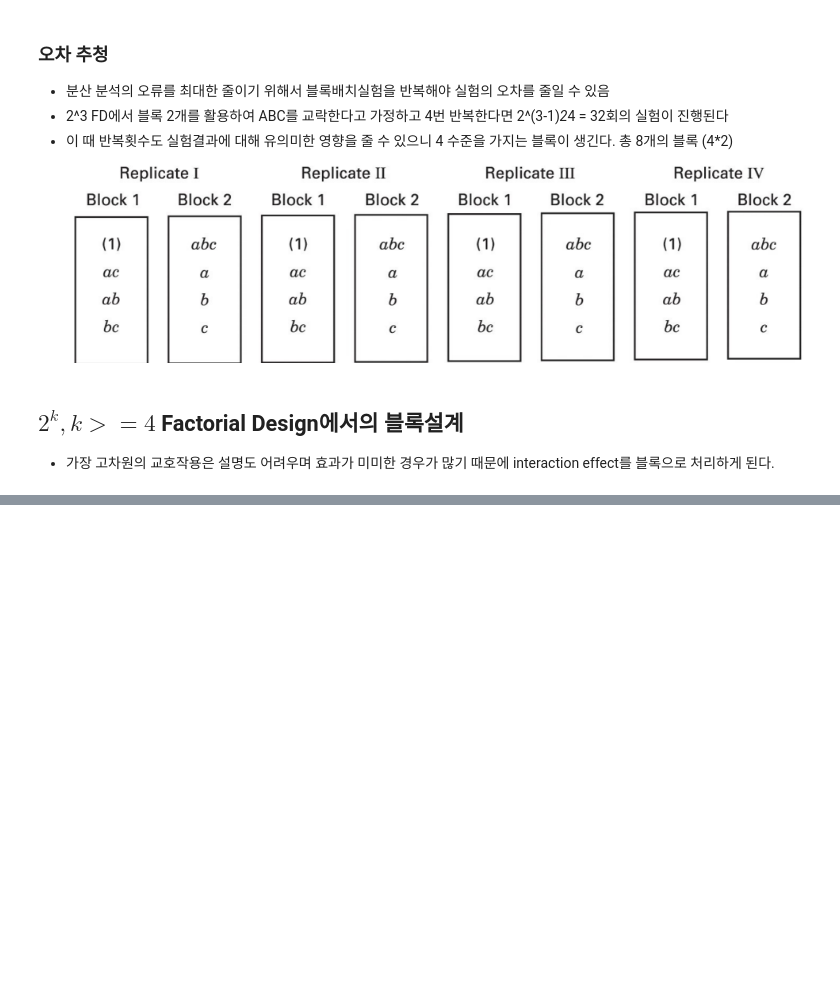
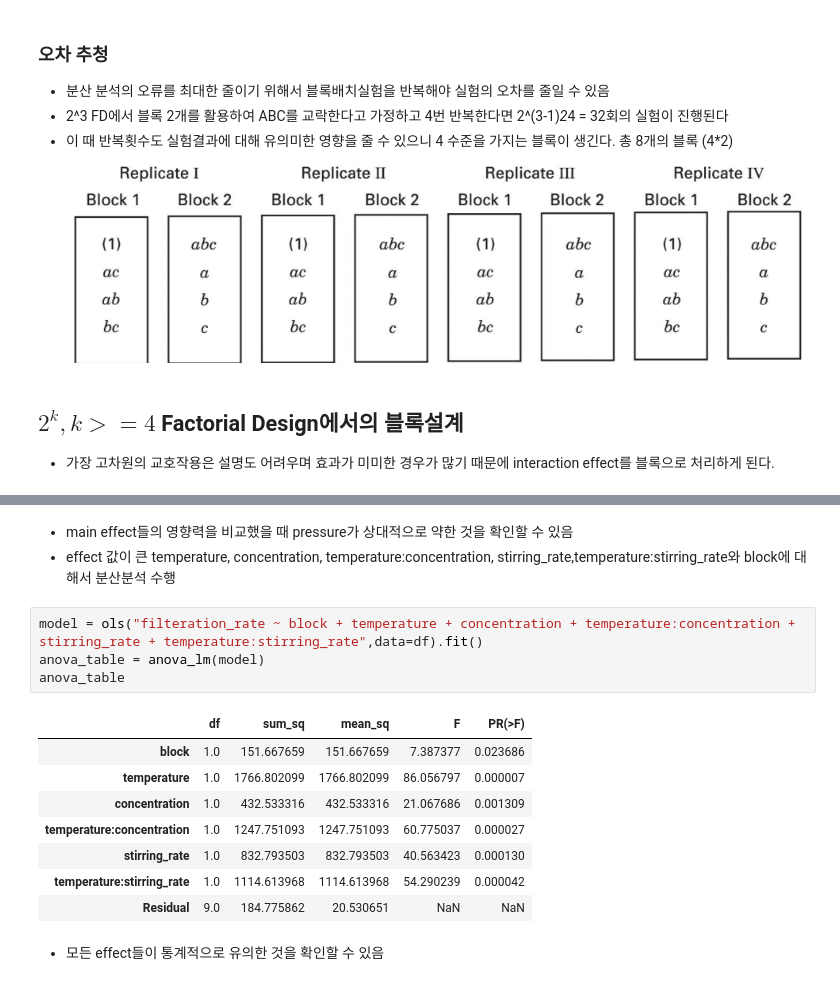
Before and after one commit to fursew05/DOE, a Jupyter notebook: 실험계획법_6장.ipynb, the cells around one changed output, grey strips where cells are left out. Drawn from its saved outputs; the diff is of its cells as text; blank space fills up the shorter version.

```diff
--- a/실험계획법_6장.ipynb
+++ b/실험계획법_6장.ipynb
@@ -133,0 +196,18 @@ anova_table
+# %% [markdown]
+- main effect들의 영향력을 비교했을 때 pressure가 상대적으로 약한 것을 확인할 수 있음
+- effect 값이 큰 temperature, concentration, temperature:concentration, stirring_rate,temperature:stirring_rate와 block에 대해서 분산분석 수행
+# %%
+model = ols("filteration_rate ~ block + temperature + concentration + temperature:concentration + stirring_rate + temperature:stirring_rate",data=df).fit()
+anova_table = anova_lm(model)
+anova_table
+# %% [output]
+|  | df | sum_sq | mean_sq | F | PR(>F) |
+| block | 1.0 | 151.667659 | 151.667659 | 7.387377 | 0.023686 |
+| temperature | 1.0 | 1766.802099 | 1766.802099 | 86.056797 | 0.000007 |
+| concentration | 1.0 | 432.533316 | 432.533316 | 21.067686 | 0.001309 |
+| temperature:concentration | 1.0 | 1247.751093 | 1247.751093 | 60.775037 | 0.000027 |
+| stirring_rate | 1.0 | 832.793503 | 832.793503 | 40.563423 | 0.000130 |
+| temperature:stirring_rate | 1.0 | 1114.613968 | 1114.613968 | 54.290239 | 0.000042 |
+| Residual | 9.0 | 184.775862 | 20.530651 | NaN | NaN |
+# %% [markdown]
+- 모든 effect들이 통계적으로 유의한 것을 확인할 수 있음
```
Also changed, not shown: parts of 5 cells of this notebook.
